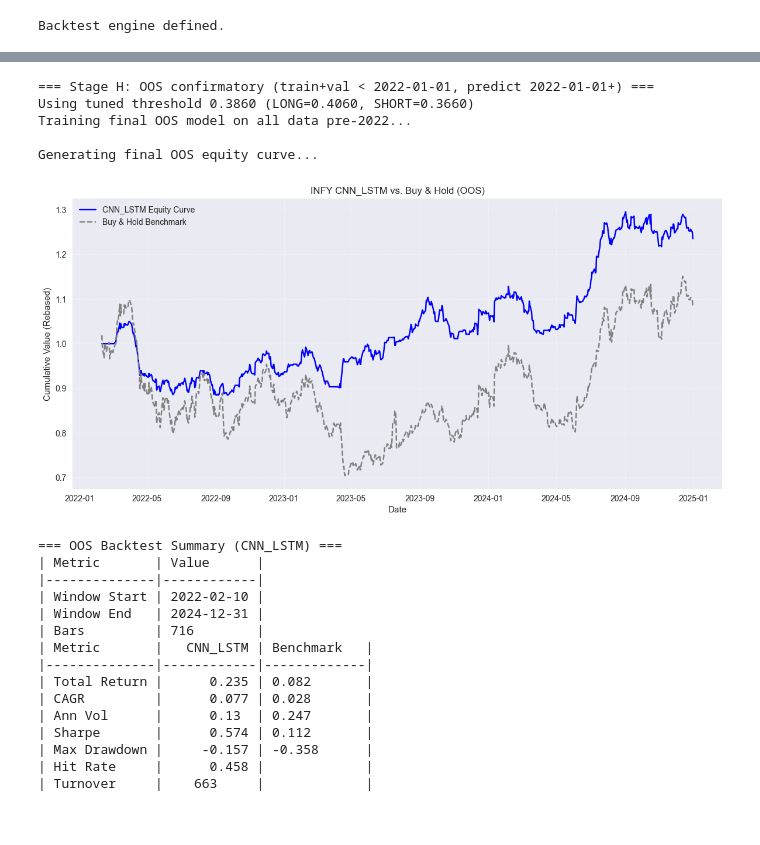
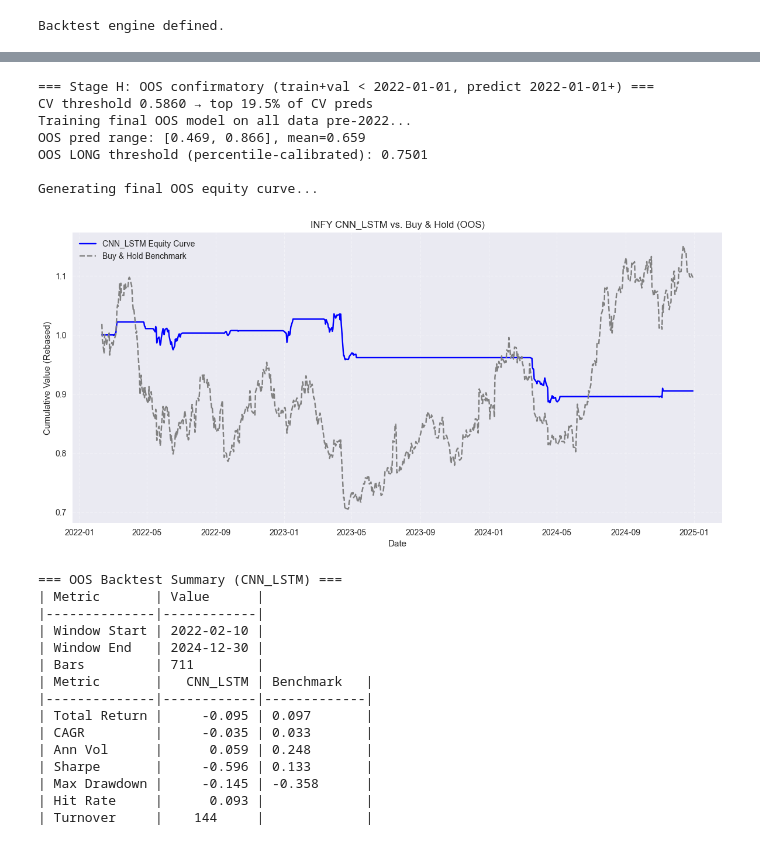
Before and after one commit to Akshat-jwr/CNN_LSTM, a Jupyter notebook: Infy-CNN_LSTM(1).ipynb, the cells around one changed output, grey strips where cells are left out. Drawn from its saved outputs; the diff is of its cells as text; code cells hidden in the pictures.

Commit message:
Fixes in the strategy and tuning of the thresholds

```diff
--- a/Infy-CNN_LSTM(1).ipynb
+++ b/Infy-CNN_LSTM(1).ipynb
@@ -10,9 +10,10 @@ import numpy as np
 import pandas as pd
 import matplotlib.pyplot as plt
 import matplotlib.dates as mdates
-from nsepython import equity_history
+import yfinance as yf
 import pandas_ta as ta
 from sklearn.model_selection import TimeSeriesSplit
+from sklearn.utils.class_weight import compute_class_weight
 from sklearn.preprocessing import StandardScaler
 from sklearn.metrics import accuracy_score, precision_score, recall_score, f1_score, roc_auc_score, average_precision_score
 import tensorflow as tf
@@ -25,7 +26,7 @@ from itertools import product
 import contextlib, io
 from tabulate import tabulate
 
-OUTPUT_DIR = Path("./INFY_CNN_LSTM_Results")
+OUTPUT_DIR = Path("./INFY_CNN_LSTM_Results/model2_peakreturn")
 OUTPUT_DIR.mkdir(parents=True, exist_ok=True)
 warnings.filterwarnings("ignore", category=FutureWarning)
 
@@ -363,12 +404,16 @@ for k, (tr_pos, va_pos) in enumerate(tscv.split(X_base)):
     es = EarlyStopping(monitor="val_loss", patience=5, restore_best_weights=True, verbose=0)
     rl = ReduceLROnPlateau(monitor="val_loss", factor=0.5, patience=2, min_lr=1e-5, verbose=0)
 
+    # Class weighting — corrects for imbalanced positive labels (3% profit threshold)
+    cw = compute_class_weight("balanced", classes=np.array([0, 1]), y=ytr_seq)
+    cw_dict = {0: float(cw[0]), 1: float(cw[1])}
     model.fit(
         Xtr_seq, ytr_seq,
         validation_data=(Xva_seq, yva_seq),
         epochs=20, batch_size=64,
         verbose=0,
-        callbacks=[es, rl]
+        callbacks=[es, rl],
+        class_weight=cw_dict
     )
 
     # --- Predictions ---
@@ -445,7 +490,7 @@ Cross-validation complete. Predictions saved.
 class BTConfig:
     # Thresholds
     long_threshold: float = 0.55
-    short_threshold: float = 0.45
+    short_threshold: float = 0.0  # disabled — no shorting in Indian cash equities
     neutral_band: bool = True
     # Position management
     min_hold_days: int = 1
@@ -456,10 +501,10 @@ class BTConfig:
     use_vol_targeting: bool = True
     vol_window: int = 15
     target_annual_vol: float = 0.12
-    max_leverage: float = 2.0
+    max_leverage: float = 1.0  # cash delivery — no leverage available
     vol_floor: float = 1e-8
     # Costs
-    cost_bps_per_turnover: float = 5.0
+    cost_bps_per_turnover: float = 20.0  # NSE delivery: STT+brokerage+charges+stamp duty ~15-25 bps/side
 
 def run_backtest_clean(
     df: pd.DataFrame,
@@ -488,10 +533,10 @@ def run_backtest_clean(
     if cfg.neutral_band:
         sig = np.select(
             [out["p"] >= cfg.long_threshold, out["p"] <= cfg.short_threshold],
-            [1, -1], default=0
+            [1, 0], default=0  # No short; flat instead of short
         )
     else:
-        sig = np.where(out["p"] >= cfg.long_threshold, 1, -1)
+        sig = np.where(out["p"] >= cfg.long_threshold, 1, 0)  # Long or flat only
     pos = np.zeros(len(sig), dtype=float); hold = 0; rolling_pnl = []
     for i in range(1, len(sig)):
         pos[i] = pos[i-1]; hold = hold + 1 if pos[i] != 0 else 0
@@ -559,7 +604,7 @@ rows = []
 for th in th_grid:
     cfg = BTConfig(
         long_threshold=min(th + 0.02, 0.99),
-        short_threshold=max(th - 0.02, 0.01)
+        short_threshold=0.0  # disabled — no shorting
     )
     with contextlib.redirect_stdout(io.StringIO()):
         _, stats = run_backtest_clean(df_final, pred_series_cv, pred_index=idx_cv, cfg=cfg)
@@ -620,14 +665,18 @@ Xtrval_seq, ytrval_seq = create_sequences(Xtrval, ytrval, SEQ_LEN)
 Xte_seq,    yte_seq    = create_sequences(Xte,    yte,    SEQ_LEN)
 pred_index_oos = pd.DatetimeIndex(test_idx[SEQ_LEN-1:])
 
+# ── OOS threshold: percentile-based calibration ──────────────────────────────────────
+# CV models and OOS model produce different output distributions.
+# Fix: map threshold to a percentile on CV preds, apply same percentile on OOS.
 try:
     BEST_THRESHOLD = float(df_sweep.iloc[0]["threshold"])
-    LONG_THRESHOLD  = min(BEST_THRESHOLD + 0.02, 0.99)
-    SHORT_THRESHOLD = max(BEST_THRESHOLD - 0.02, 0.01)
-    print(f"Using tuned threshold {BEST_THRESHOLD:.4f} (LONG={LONG_THRESHOLD:.4f}, SHORT={SHORT_THRESHOLD:.4f})")
+    BEST_THRESHOLD = max(0.50, min(0.65, BEST_THRESHOLD))
+    cv_preds_loaded = np.load(OUTPUT_DIR / "cv_predictions.npy")
+    pct_long = float((cv_preds_loaded >= BEST_THRESHOLD).mean())
+    print(f"CV threshold {BEST_THRESHOLD:.4f} → top {pct_long*100:.1f}% of CV preds")
 except Exception as exc:
-    print(f"⚠️ Could not load tuned threshold: {exc}. Using defaults.")
-    LONG_THRESHOLD, SHORT_THRESHOLD = 0.55, 0.45
+    print(f"⚠️ Threshold error: {exc}. Using default 14%.")
+    pct_long = 0.14
 
 
 model = get_cnn_lstm(
@@ -653,7 +702,13 @@ hist = model.fit(
 pred_oos = model.predict(Xte_seq, verbose=0).flatten()
 pred_series_oos = pd.Series(pred_oos, index=pred_index_oos, name="p")
 
-cfg = BTConfig(long_threshold=LONG_THRESHOLD, short_threshold=SHORT_THRESHOLD)
+# Percentile-calibrate: same top-N% cutoff as CV threshold implied
+oos_long_threshold = float(np.quantile(pred_oos, 1.0 - pct_long))
+oos_long_threshold = max(0.50, min(0.80, oos_long_threshold))  # sanity bounds
+print(f"OOS pred range: [{pred_oos.min():.3f}, {pred_oos.max():.3f}], mean={pred_oos.mean():.3f}")
+print(f"OOS LONG threshold (percentile-calibrated): {oos_long_threshold:.4f}")
+
+cfg = BTConfig(long_threshold=oos_long_threshold, short_threshold=0.0)  # no shorting
 df_bt_oos, summary_oos = run_backtest_clean(df_final, pred_series_oos, pred_index=pred_index_oos, cfg=cfg)
 
 oos_dir = OUTPUT_DIR/"oos_final_INFY"
@@ -662,47 +717,49 @@ pd.DataFrame([summary_oos]).to_csv(oos_dir/"backtest_oos_summary.csv", index=Fal
 
 def _save_stage_b_equity_plot(df_bt, out_dir, model_name="Strategy"):
     fig, ax = plt.subplots(figsize=(12, 6))
     ax.plot(df_bt.index, df_bt['strategy_equity'], label=f'{model_name} Equity Curve', color='blue')
     ax.plot(df_bt.index, df_bt['bh_equity'], label='Buy & Hold Benchmark', color='gray', linestyle='--')
     ax.set_title(f'INFY {model_name} vs. Buy & Hold (OOS)')
     ax.set_ylabel('Cumulative Value (Rebased)'); ax.set_xlabel('Date')
     ax.legend(); ax.grid(True, linestyle='--', alpha=0.4)
     fig.tight_layout(); fig.savefig(out_dir / f'equity_curve_oos.png', dpi=200); plt.show()
 
 def print_summary_table(summary_oos, model_name="Strategy"):
     meta_df = pd.DataFrame({"Metric": ["Window Start", "Window End", "Bars"], "Value": [summary_oos["window_start"], summary_oos["window_end"], summary_oos["bars"]]})
     metrics_map = {"Total Return": ("total_return", "bh_total_return"), "CAGR": ("cagr", "bh_cagr"), "Ann Vol": ("ann_vol", "bh_ann_vol"), "Sharpe": ("sharpe", "bh_sharpe"), "Max Drawdown": ("max_drawdown", "bh_max_drawdown"), "Hit Rate": ("hit_rate", None), "Turnover": ("turnover", None)}
     rows = []
     for label, (s_key, b_key) in metrics_map.items():
         rows.append([label, f"{summary_oos.get(s_key, np.nan):.3f}", f"{summary_oos.get(b_key, np.nan):.3f}" if b_key else ""])
     summary_df = pd.DataFrame(rows, columns=["Metric", model_name, "Benchmark"])
 
     print(f"\n=== OOS Backtest Summary ({model_name}) ===")
     print(tabulate(meta_df, headers="keys", tablefmt="github", showindex=False))
     print(tabulate(summary_df, headers="keys", tablefmt="github", showindex=False))
 
 print("\nGenerating final OOS equity curve...")
 _save_stage_b_equity_plot(df_bt_oos, oos_dir, model_name="CNN_LSTM")
 print_summary_table(summary_oos, model_name="CNN_LSTM")
 # %% [output]
 === Stage H: OOS confirmatory (train+val < 2022-01-01, predict 2022-01-01+) ===
-Using tuned threshold 0.3860 (LONG=0.4060, SHORT=0.3660)
+CV threshold 0.5860 → top 19.5% of CV preds
 Training final OOS model on all data pre-2022...
+OOS pred range: [0.469, 0.866], mean=0.659
+OOS LONG threshold (percentile-calibrated): 0.7501
 
 Generating final OOS equity curve...
-[figure, old version]
+[figure, new version]
 === OOS Backtest Summary (CNN_LSTM) ===
 | Metric       | Value      |
 |--------------|------------|
 | Window Start | 2022-02-10 |
-| Window End   | 2024-12-31 |
-| Bars         | 716        |
+| Window End   | 2024-12-30 |
+| Bars         | 711        |
 | Metric       |   CNN_LSTM | Benchmark   |
 |--------------|------------|-------------|
-| Total Return |      0.235 | 0.082       |
-| CAGR         |      0.077 | 0.028       |
-| Ann Vol      |      0.13  | 0.247       |
-| Sharpe       |      0.574 | 0.112       |
-| Max Drawdown |     -0.157 | -0.358      |
-| Hit Rate     |      0.458 |             |
-| Turnover     |    663     |             |
+| Total Return |     -0.095 | 0.097       |
+| CAGR         |     -0.035 | 0.033       |
+| Ann Vol      |      0.059 | 0.248       |
+| Sharpe       |     -0.596 | 0.133       |
+| Max Drawdown |     -0.145 | -0.358      |
+| Hit Rate     |      0.093 |             |
+| Turnover     |    144     |             |
```
Also changed, not shown: parts of 6 cells of this notebook, 13 other files.
